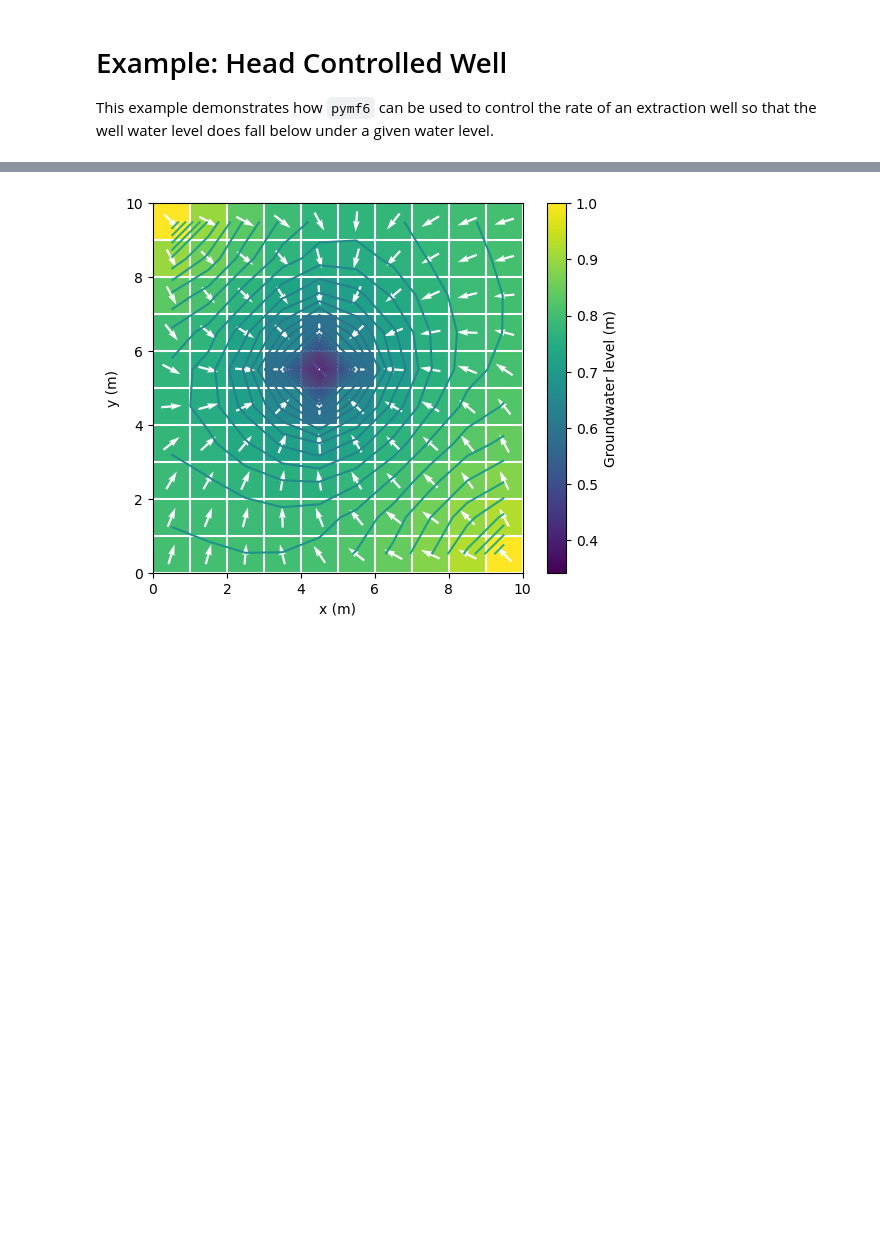
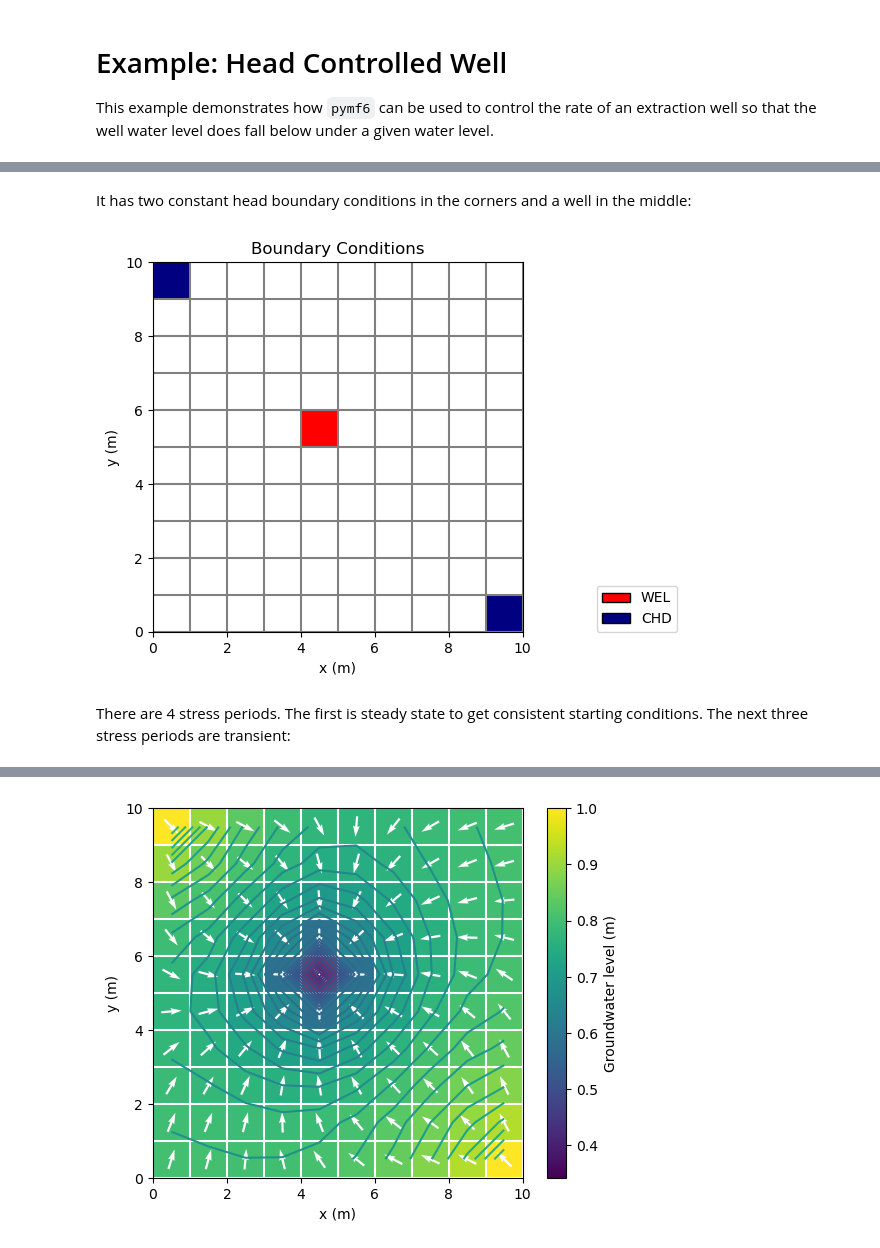
Before and after one commit to hydrocomputing/pymf6, a Jupyter notebook: doc/examples/head_controlled_well/Head_Controlled_Well.ipynb, the cells around one changed output, grey strips where cells are left out. Drawn from its saved outputs; the diff is of its cells as text; code cells hidden in the pictures; blank space fills up the shorter version.

```diff
--- a/doc/examples/head_controlled_well/Head_Controlled_Well.ipynb
+++ b/doc/examples/head_controlled_well/Head_Controlled_Well.ipynb
@@ -284,0 +80,11 @@ We run the simulation:
+# %% [markdown]
+It has two constant head boundary conditions in the corners and a well in the
+middle:
+# %%
+show_bcs(model_path=model_path, name=name, bc_names=('wel', 'chd'));
+# %% [output]
+[figure, added]
+# %% [markdown]
+There are 4 stress periods.
+The first is steady state to get consistent starting conditions.
+The next three stress periods are transient:
```
Also changed, not shown: parts of 107 cells of this notebook, 7 other files.
